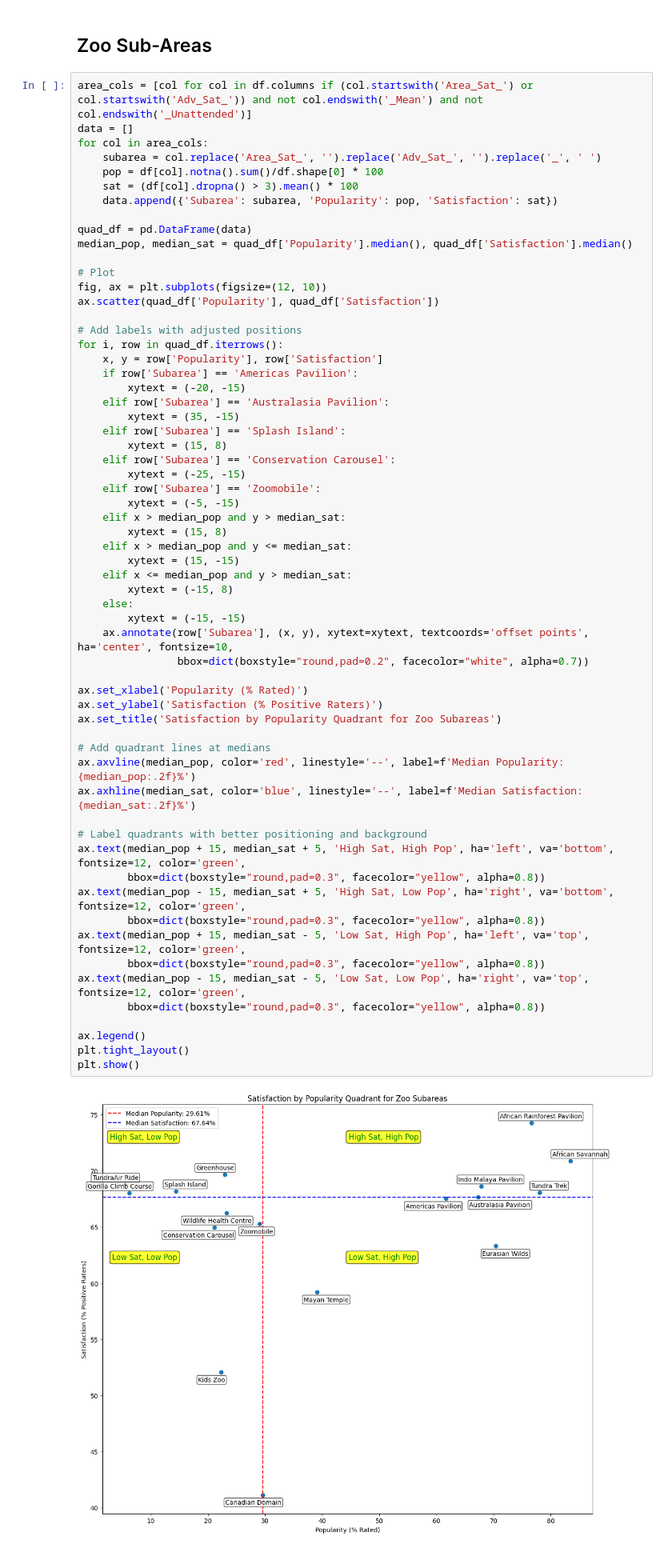
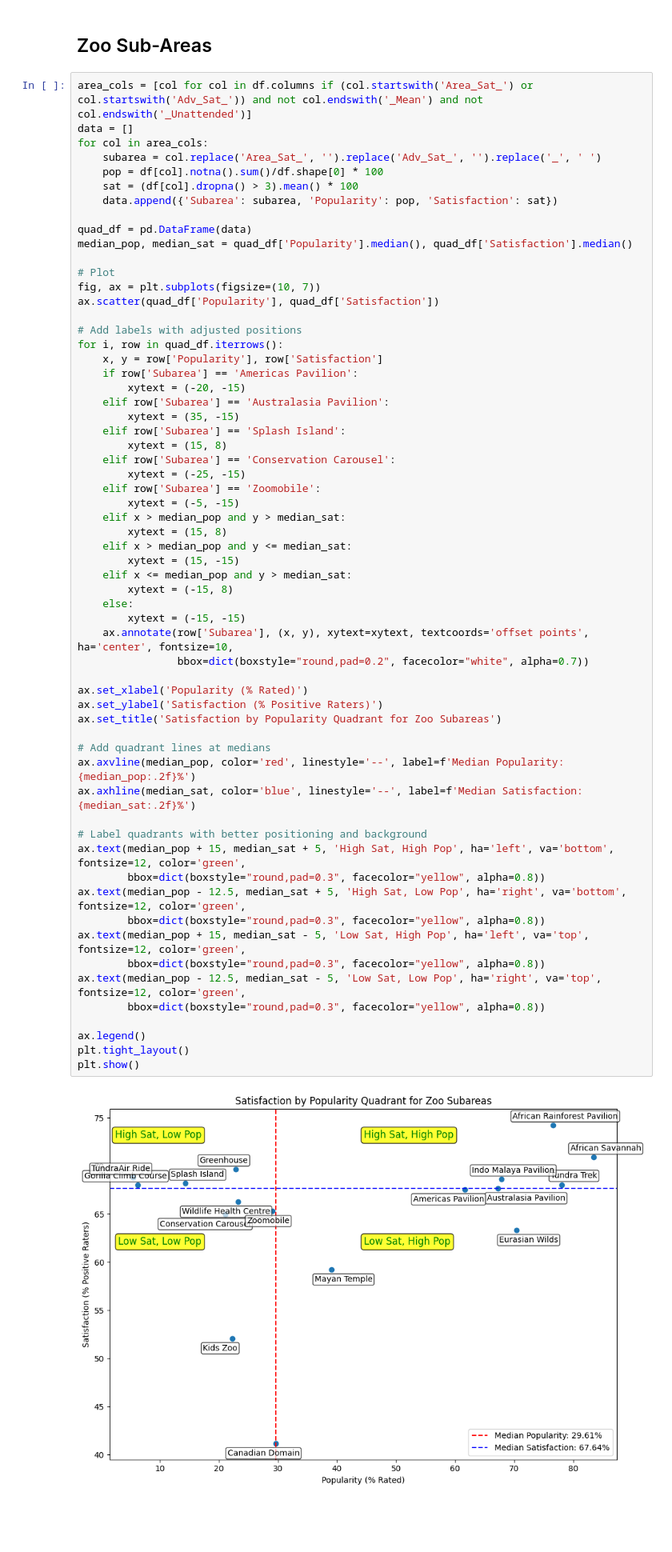
Before and after one commit to nathan-wheeler/Zoo-Feedback-Insights, a Jupyter notebook: EDA_Quadrant_Analysis.ipynb, the cells around one changed output. Shown at 80% size. Saved outputs shown, nothing was run; the diff lists cells and outputs as text; blank space fills up the shorter version.

```diff
--- a/EDA_Quadrant_Analysis.ipynb
+++ b/EDA_Quadrant_Analysis.ipynb
@@ -62,7 +62,7 @@ quad_df = pd.DataFrame(data)
 median_pop, median_sat = quad_df['Popularity'].median(), quad_df['Satisfaction'].median()
 
 # Plot
-fig, ax = plt.subplots(figsize=(12, 10))
+fig, ax = plt.subplots(figsize=(10, 7))
 ax.scatter(quad_df['Popularity'], quad_df['Satisfaction'])
 
 # Add labels with adjusted positions
@@ -82,36 +82,36 @@ for i, row in quad_df.iterrows():
         xytext = (15, 8)
     elif x > median_pop and y <= median_sat:
         xytext = (15, -15)
     elif x <= median_pop and y > median_sat:
         xytext = (-15, 8)
     else:
         xytext = (-15, -15)
     ax.annotate(row['Subarea'], (x, y), xytext=xytext, textcoords='offset points', ha='center', fontsize=10,
                 bbox=dict(boxstyle="round,pad=0.2", facecolor="white", alpha=0.7))
 
 ax.set_xlabel('Popularity (% Rated)')
 ax.set_ylabel('Satisfaction (% Positive Raters)')
 ax.set_title('Satisfaction by Popularity Quadrant for Zoo Subareas')
 
 # Add quadrant lines at medians
 ax.axvline(median_pop, color='red', linestyle='--', label=f'Median Popularity: {median_pop:.2f}%')
 ax.axhline(median_sat, color='blue', linestyle='--', label=f'Median Satisfaction: {median_sat:.2f}%')
 
 # Label quadrants with better positioning and background
 ax.text(median_pop + 15, median_sat + 5, 'High Sat, High Pop', ha='left', va='bottom', fontsize=12, color='green',
         bbox=dict(boxstyle="round,pad=0.3", facecolor="yellow", alpha=0.8))
-ax.text(median_pop - 15, median_sat + 5, 'High Sat, Low Pop', ha='right', va='bottom', fontsize=12, color='green',
+ax.text(median_pop - 12.5, median_sat + 5, 'High Sat, Low Pop', ha='right', va='bottom', fontsize=12, color='green',
         bbox=dict(boxstyle="round,pad=0.3", facecolor="yellow", alpha=0.8))
 ax.text(median_pop + 15, median_sat - 5, 'Low Sat, High Pop', ha='left', va='top', fontsize=12, color='green',
         bbox=dict(boxstyle="round,pad=0.3", facecolor="yellow", alpha=0.8))
-ax.text(median_pop - 15, median_sat - 5, 'Low Sat, Low Pop', ha='right', va='top', fontsize=12, color='green',
+ax.text(median_pop - 12.5, median_sat - 5, 'Low Sat, Low Pop', ha='right', va='top', fontsize=12, color='green',
         bbox=dict(boxstyle="round,pad=0.3", facecolor="yellow", alpha=0.8))
 
 ax.legend()
 plt.tight_layout()
 plt.show()
 # %% [output]
-[figure, old version]
+[figure, new version]
 # %%
 sat_cols = [col for col in df.columns if col.startswith('Sat_') and not col.endswith('_Mean')]
 
```
Also changed, not shown: parts of 1 cell of this notebook, 5 other files.
